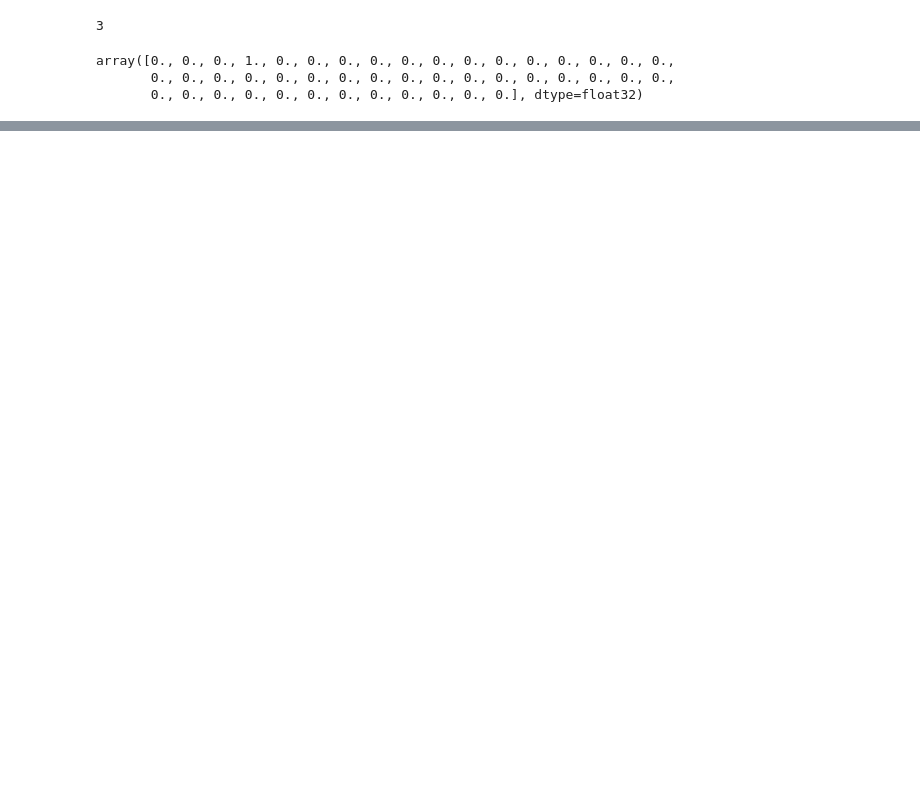
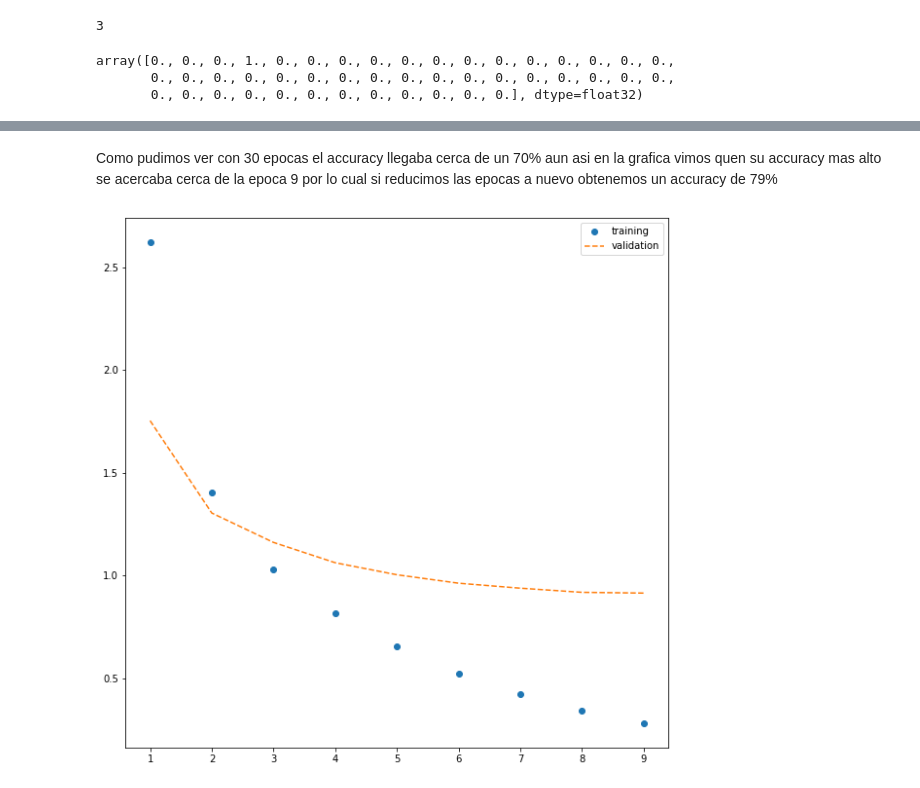
Before and after one commit to LuisReyes98/platzi-fundamentos-neural-network-keras, a Jupyter notebook: 6-clasificacion_multiple.ipynb, the cells around one changed output, grey strips where cells are left out. Drawn from its saved outputs; the diff is of its cells as text; code cells hidden in the pictures; blank space fills up the shorter version.

```diff
--- a/6-clasificacion_multiple.ipynb
+++ b/6-clasificacion_multiple.ipynb
@@ -107,0 +112,5 @@ partial_y_train = y_train[1000:]
+# %%
+history = model.fit(partial_x_train, partial_y_train,
+          epochs=9,
+          batch_size=512,
+          validation_data=(x_val, y_val))
@@ -107,0 +138,12 @@ partial_y_train = y_train[1000:]
+# %%
+def showHistoryError(history):
+  # print(history.history)
+  loss_vals = history.history['loss']
+  val_loss_vals = history.history['val_loss']
+
+  fig = plt.figure(figsize=(10,10))
+  epochs = range(1, len(loss_vals) + 1)
+  plt.plot(epochs, loss_vals, 'o', label='training')
+  plt.plot(epochs, val_loss_vals, '--', label='validation')
+  plt.legend()
+  plt.show()
@@ -107,0 +162,6 @@ partial_y_train = y_train[1000:]
+# %% [markdown]
+Como pudimos ver con 30 epocas el accuracy llegaba cerca de un 70% aun asi en la grafica vimos quen su accuracy mas alto se acercaba cerca de la epoca 9 por lo cual si reducimos las epocas a nuevo obtenemos un accuracy de 79%
+# %%
+showHistoryError(history)
+# %% [output]
+[figure, added]
```
Also changed, not shown: parts of 13 cells of this notebook.
